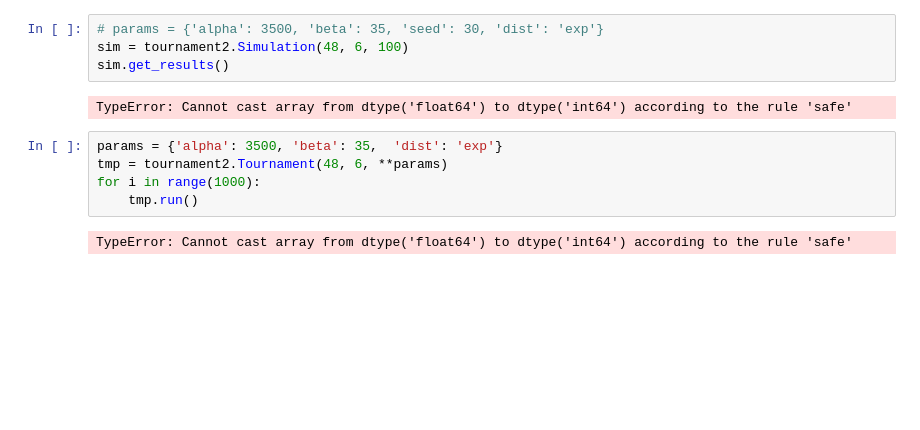
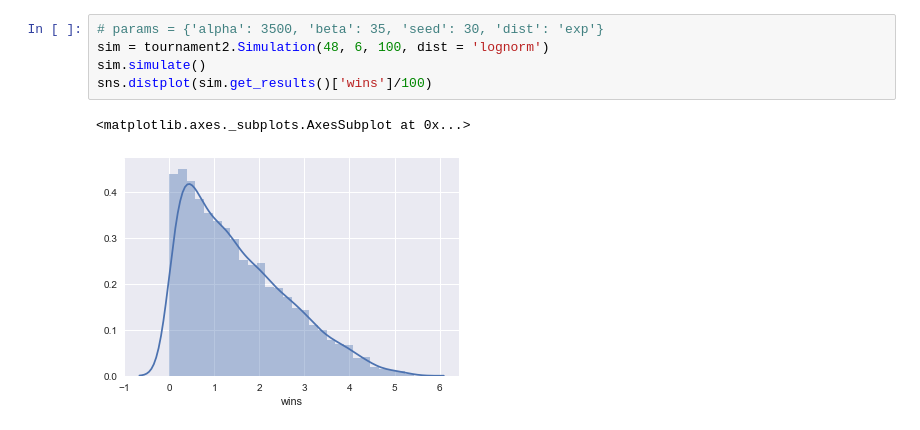
Before and after one commit to stillmatic/tournaments, a Jupyter notebook: Untitled.ipynb, the cells around one changed output. Cells and saved outputs as stored; diff of their text form; blank space fills up the shorter version.

Commit message:
add plotting functions

```diff
--- a/Untitled.ipynb
+++ b/Untitled.ipynb
@@ -8,13 +13,8 @@ The autoreload extension is already loaded. To reload it, use:
 # %%
 # params = {'alpha': 3500, 'beta': 35, 'seed': 30, 'dist': 'exp'}
-sim = tournament2.Simulation(48, 6, 100)
-sim.get_results()
+sim = tournament2.Simulation(48, 6, 100, dist = 'lognorm')
+sim.simulate()
+sns.distplot(sim.get_results()['wins']/100)
 # %% [output]
-TypeError: Cannot cast array from dtype('float64') to dtype('int64') according to the rule 'safe'
+<matplotlib.axes._subplots.AxesSubplot at 0x...>
+[figure, added]
-# %%
-params = {'alpha': 3500, 'beta': 35,  'dist': 'exp'}
-tmp = tournament2.Tournament(48, 6, **params)
-for i in range(1000):
-    tmp.run()
-# %% [output]
-TypeError: Cannot cast array from dtype('float64') to dtype('int64') according to the rule 'safe'
```
Also changed, not shown: parts of 5 cells of this notebook, 1 other file.
